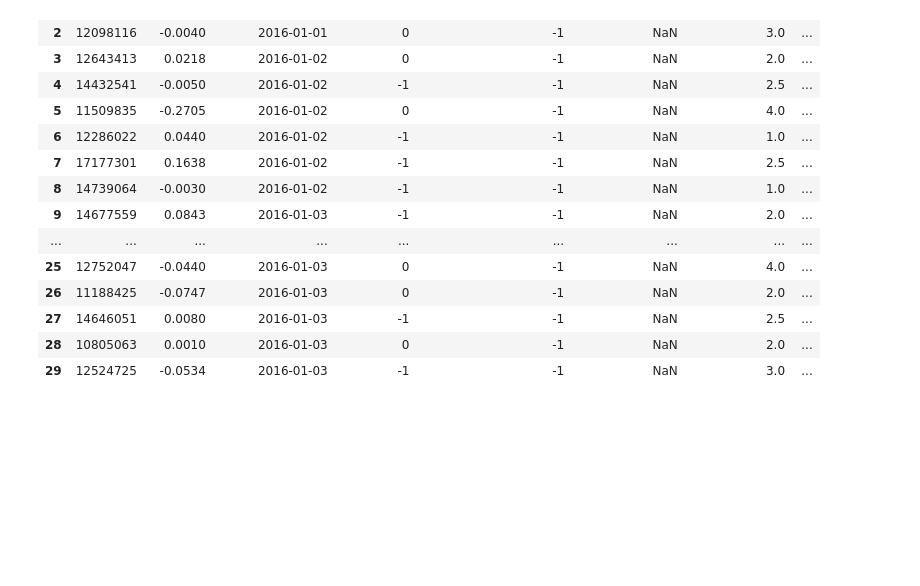
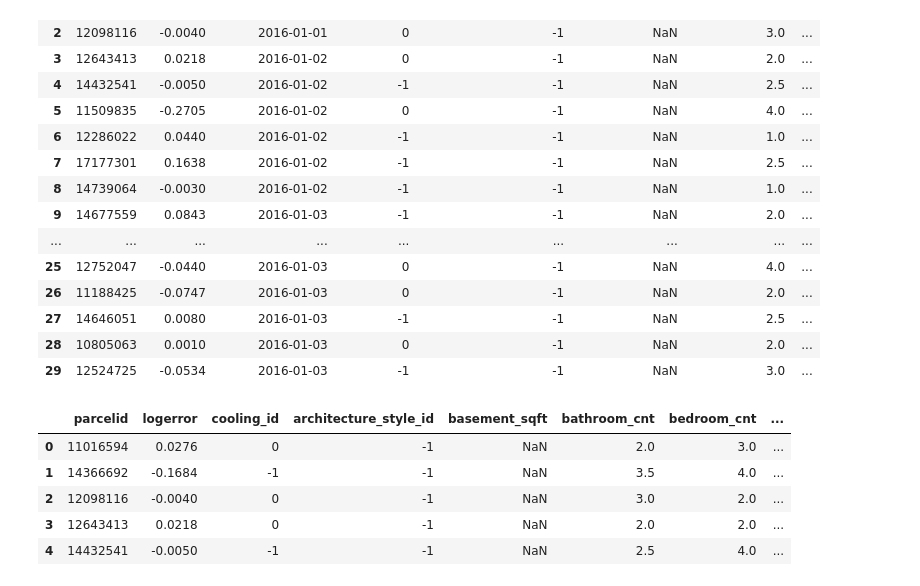
Before and after one commit to junjiedong/Zillow-Kaggle, a Jupyter notebook: model.ipynb, the cells around one changed output. Drawn from its saved outputs; the diff is of its cells as text; code cells hidden in the pictures; blank space fills up the shorter version.

```diff
--- a/model.ipynb
+++ b/model.ipynb
@@ -160,6 +121,18 @@ framing_id: 0.00014553759347991582
 | 27 | 14646051 | 0.0080 | 2016-01-03 | -1 | -1 | NaN | 2.5 | ... |
 | 28 | 10805063 | 0.0010 | 2016-01-03 | 0 | -1 | NaN | 2.0 | ... |
 | 29 | 12524725 | -0.0534 | 2016-01-03 | -1 | -1 | NaN | 3.0 | ... |
+# %%
+# Add datetime features
+logerror_year, logerror_month, logerror_quarter = data_proc.compute_datetime_aggregate_features(train_2016)
+train_2016 = data_proc.add_datetime_aggregate_features(train_2016, logerror_year, logerror_month, logerror_quarter)
+train_2016.head()
+# %% [output]
+|  | parcelid | logerror | cooling_id | architecture_style_id | basement_sqft | bathroom_cnt | bedroom_cnt | ... |
+| 0 | 11016594 | 0.0276 | 0 | -1 | NaN | 2.0 | 3.0 | ... |
+| 1 | 14366692 | -0.1684 | -1 | -1 | NaN | 3.5 | 4.0 | ... |
+| 2 | 12098116 | -0.0040 | 0 | -1 | NaN | 3.0 | 2.0 | ... |
+| 3 | 12643413 | 0.0218 | 0 | -1 | NaN | 2.0 | 2.0 | ... |
+| 4 | 14432541 | -0.0050 | -1 | -1 | NaN | 2.5 | 4.0 | ... |
 # %%
 # Prepare data for LightGBM
 lgb_label = train_2016.logerror.astype(np.float32)
```
Also changed, not shown: parts of 13 cells of this notebook, 2 other files.
